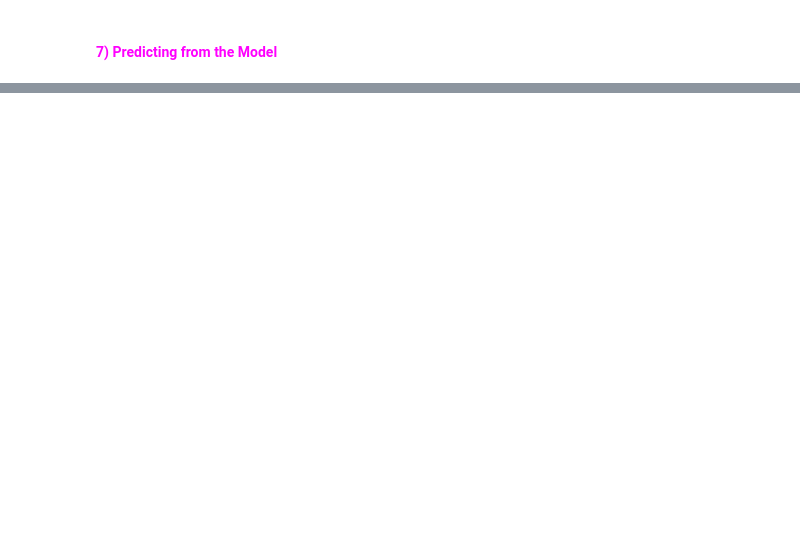
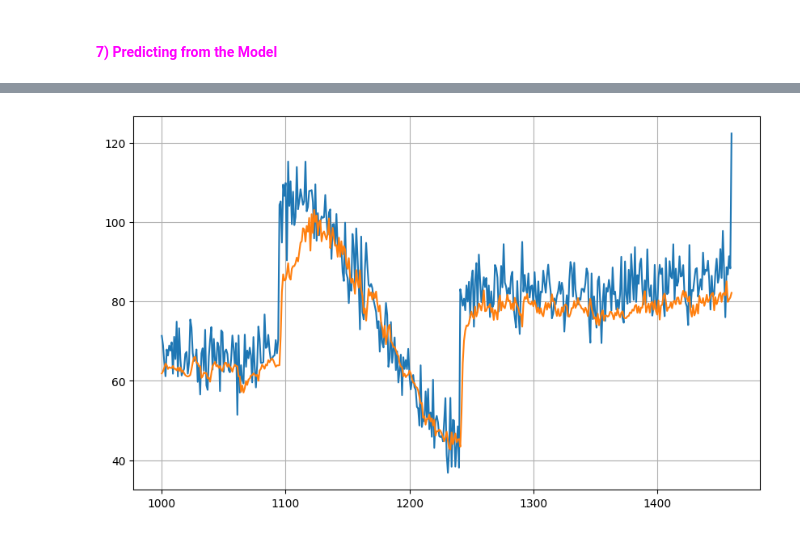
Before and after one commit to nitanshuj/COPY-TensorFlow-in-practice-Coursera-DeeplearningAI, a Jupyter notebook: Tensorflow_for_NN_14_TimeSeries_4_LSTM_with_CNN.ipynb, the cells around one changed output, grey strips where cells are left out. Cells and saved outputs as stored; diff of their text form; code cells hidden in the pictures; blank space fills up the shorter version.

```diff
--- a/Tensorflow_for_NN_14_TimeSeries_4_LSTM_with_CNN.ipynb
+++ b/Tensorflow_for_NN_14_TimeSeries_4_LSTM_with_CNN.ipynb
@@ -234,0 +287,78 @@ TypeError: plot_series() got an unexpected keyword argument 'x'
+# %%
+# First, you need to prepare a validation set that the model
+#   can use and monitor.
+# As shown in the previous lab,
+#   you can use the `windowed_dataset()` function to prepare this.
+#
+#
+# Generate data windows from the validation set
+val_set = windowed_dataset(x_valid, window_size, batch_size, shuffle_buffer_size)
+
+# Uncomment if you want to reset the weights
+model.set_weights(init_weights)
+
+# Next, we will define a callback function that is run every end of an epoch.
+# Inside, you will define the condition to stop training.
+# For this lab, you will set it to stop when the `val_mae` is less than `5.2`.
+#
+class myCallback(tf.keras.callbacks.Callback):
+  def on_epoch_end(self, epoch, logs={}):
+    '''
+    Halts the training when a certain metric is met
+    Args:
+      epoch (integer) - index of epoch (required but unused in the function definition below)
+      logs (dict) - metric results from the training epoch
+    '''
+    if(logs.get('val_mae') < 5.2):          # Check the validation set MAE
+      # Stop if threshold is met
+      print("\nRequired val MAE is met so cancelling training!")
+      self.model.stop_training = True
+
+# Instantiate the class
+callbacks = myCallback()
+
+# Remember to set an appropriate learning rate here.
+# If you're starting from random weights,
+#   you may want to use the same rate you used earlier.
+# If you did not reset the weights however,
+#   you can use a lower learning rate so the model can learn better.
+# If all goes well, the training will stop before the set 500 epochs are completed.
+#
+# Set the learning rate
+learning_rate = 4e-8
+
+# Set the optimizer
+optimizer = tf.keras.optimizers.SGD(learning_rate=learning_rate, momentum=0.9)
+
+# Set the training parameters
+model.compile(loss=tf.keras.losses.Huber(),
+              optimizer=optimizer,
+              metrics=["mae"])
+
+# Train the model
+history = model.fit(train_set,
+                    epochs=500,
+                    validation_data=val_set,
+                    callbacks=[callbacks])
+#
+# In practice, you normally have a separate test set to evaluate against unseen data.
+# For this exercise however, the dataset is already very small so
+#   let's just use the same validation set just to verify that the
+#   results are comparable to the one you got earlier.
+#
+# Reduce the original series
+forecast_series = series[split_time-window_size:-1]
+
+# Use helper function to generate predictions
+forecast = model_forecast(model, forecast_series, window_size, batch_size)
+
+# Drop single dimensional axis
+results = forecast.squeeze()
+
+## Compute the MAE and MSE
+print("MSE: ",tf.keras.metrics.mean_squared_error(x_valid, results).numpy())
+print("MAE: ",tf.keras.metrics.mean_absolute_error(x_valid, results).numpy())
+
+# Plot the results
+plot_series_2(time_valid, (x_valid, results))
+# %% [output]
@@ -234,0 +382 @@ TypeError: plot_series() got an unexpected keyword argument 'x'
+[figure, added]
```
Also changed, not shown: parts of 10 cells of this notebook, 1 other file.
